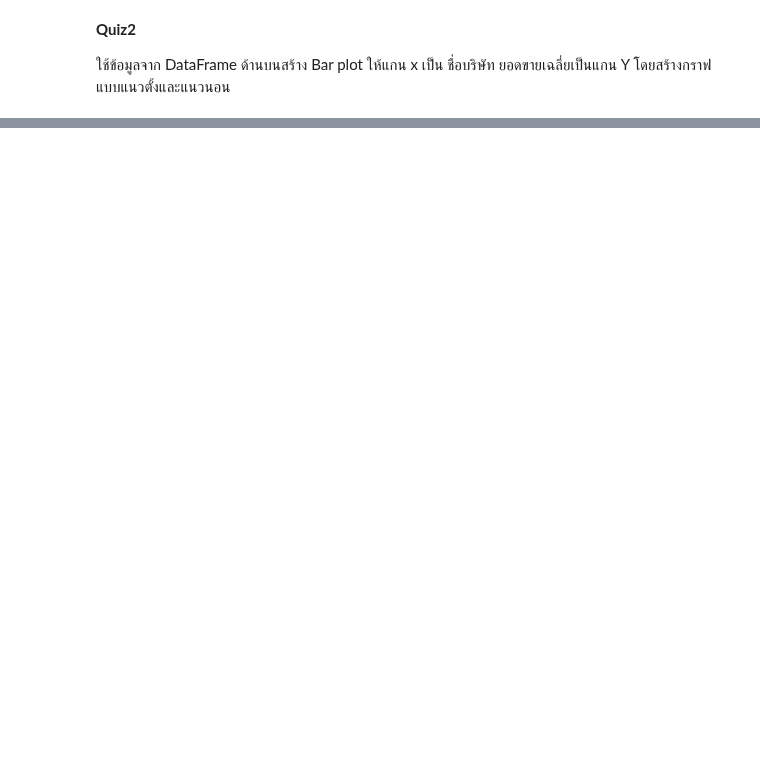
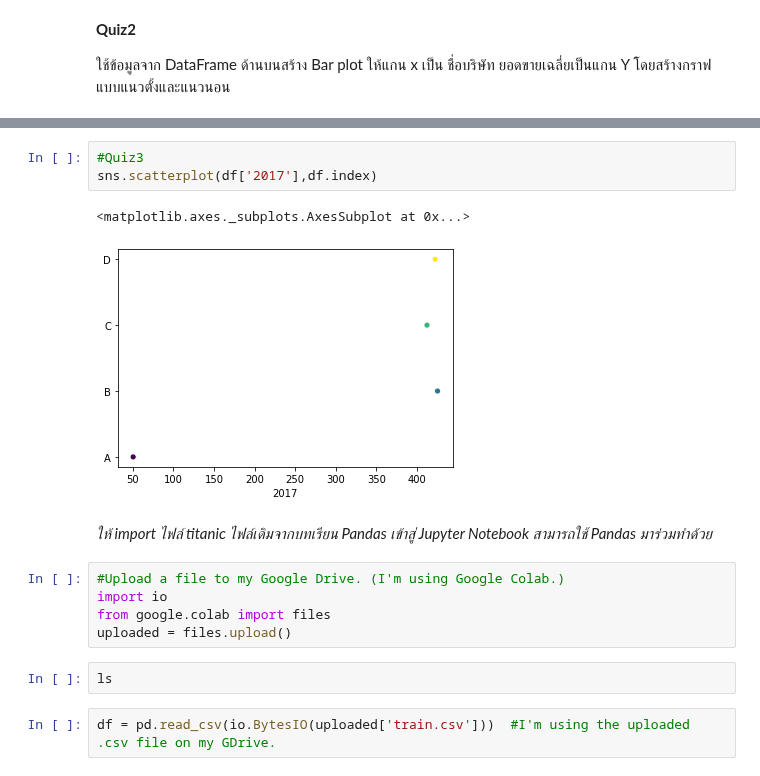
Before and after one commit to deen666/Homework_DataCamp2, a Jupyter notebook: Seaborn/Seaborn.ipynb, the cells around one changed output, grey strips where cells are left out. Drawn from its saved outputs; the diff is of its cells as text; blank space fills up the shorter version.

```diff
--- a/Seaborn/Seaborn.ipynb
+++ b/Seaborn/Seaborn.ipynb
@@ -51,0 +62,17 @@ sns.barplot(df2['AVG'],df2.index,data=df2)
+# %%
+#Quiz3
+sns.scatterplot(df['2017'],df.index)
+# %% [output]
+<matplotlib.axes._subplots.AxesSubplot at 0x...>
+[figure, added]
+# %% [markdown]
+*ให้ import ไฟล์ titanic ไฟล์เดิมจากบทเรียน Pandas เข้าสู่ Jupyter Notebook สามารถใช้ Pandas มาร่วมทำด้วย*
+# %%
+#Upload a file to my Google Drive. (I'm using Google Colab.)
+import io
+from google.colab import files
+uploaded = files.upload()
+# %%
+ls
+# %%
+df = pd.read_csv(io.BytesIO(uploaded['train.csv']))  #I'm using the uploaded .csv file on my GDrive.
```
Also changed, not shown: parts of 48 cells of this notebook.
